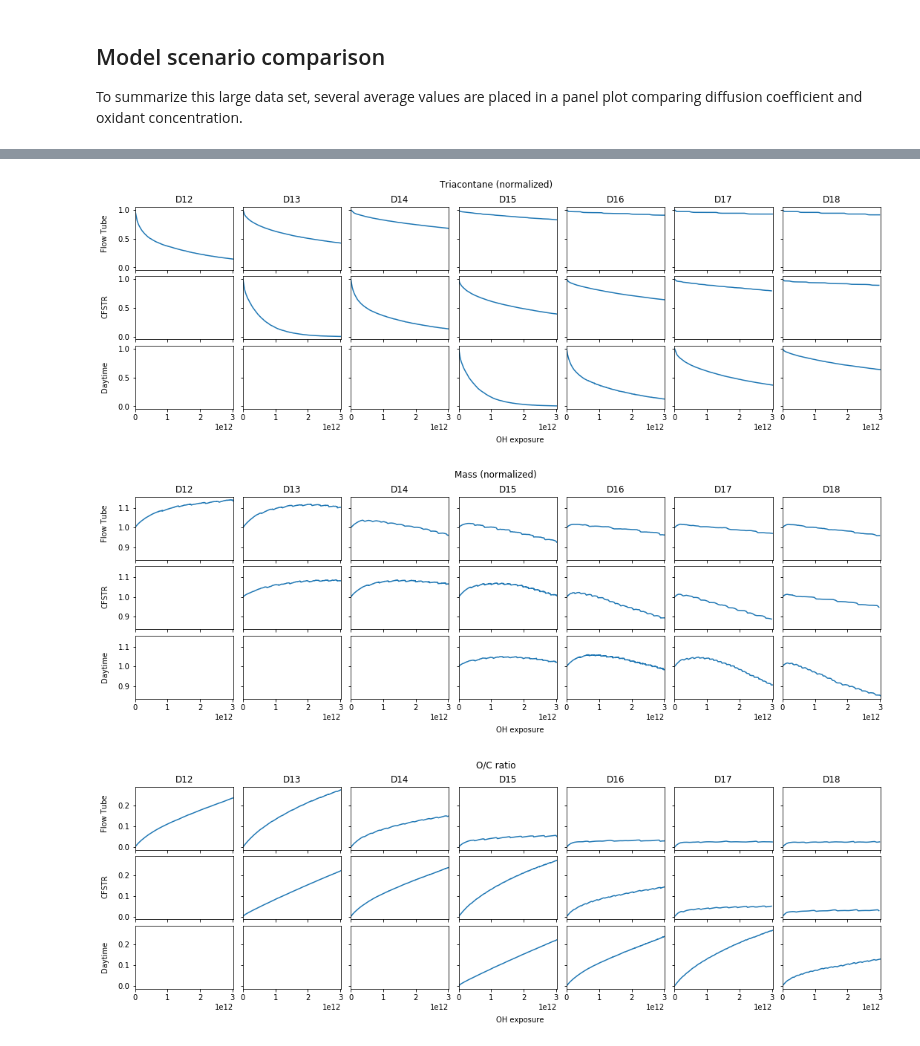
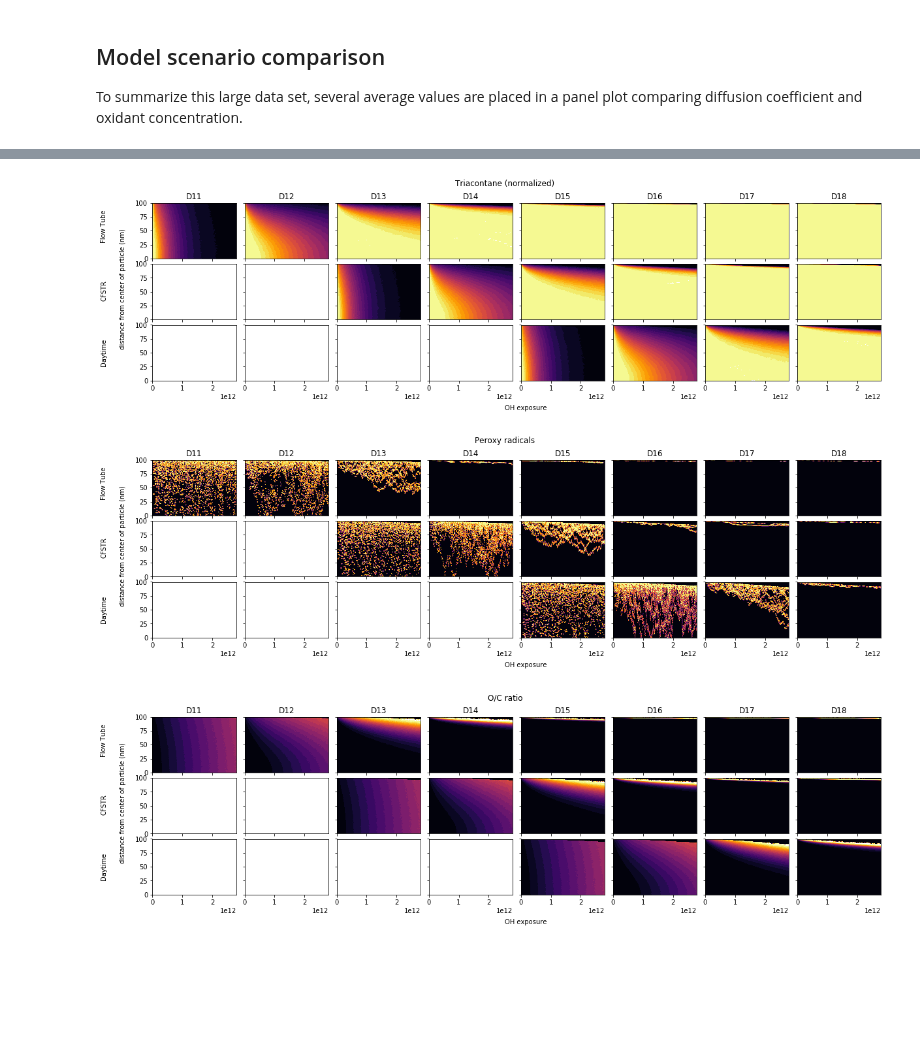
Before and after one commit to aawiegel/StackSimAnalysis, a Jupyter notebook: python/DiffusionSeries.ipynb, the cells around one changed output, grey strips where cells are left out. Saved outputs shown, nothing was run; the diff lists cells and outputs as text; code cells hidden in the pictures; blank space fills up the shorter version.

```diff
--- a/python/DiffusionSeries.ipynb
+++ b/python/DiffusionSeries.ipynb
@@ -68,6 +69,7 @@ for cond in condition:
         files[cond+"_"+coefficient] = filename
 
 # Additional conditions for flow tube and CFSTR
+files["ft_D11"] = "tri_ft_D11.xml"
 files["ft_D12"] = "tri_ft_D12.xml"
 files["ft_D13"] = "tri_ft_D13.xml"
 files["ft_D14"] = "tri_ft_D14.xml"
@@ -140,12 +142,25 @@ for scenario in natsort.natsorted(files.keys()):
         carbondata = {carbon : simulation.species[carbon+"_r"]}
         SimData = SimData.assign(**carbondata)
 
+    # Find rate coefficient and uptake coefficient for equivalent
+    # of 12 hours of daytime atmospheric oxidation
+
+    index = (np.abs(OH_exp-5E6*12*3600)).argmin()
+
+    regress = stats.linregress(x = OH_exp[0:index],
+                               y=SimData["Triacontane (normalized)"][0:index])
+
+    k_het = -1*regress[0]
+    eff_uptake = 2*k_het*(200*1E-7)*0.81*6.02E23/3/6.092E4/422
+
+    SimData = SimData.assign(Uptake = eff_uptake)
 
     # Create plot of averages
     fig, axes = plt.subplots(4, 2, figsize=(10, 10), sharex=True)
 
     fig.suptitle(scenario)
     fig.subplots_adjust(top=0.95)
+    fig.text(0.33, 0.03, "Effective Uptake: "+str(round(eff_uptake, 3)))
 
     plt.subplots_adjust(wspace=0.25, hspace=0)
 
@@ -261,44 +365,52 @@ To summarize this large data set, several average values are placed in a panel p
 # %%
-%matplotlib inline
-
-ft_D = ["D12", "D13", "D14", "D15", "D16", "D17", "D18"]
-cfstr_D = ["D13", "D14", "D15", "D16", "D17", "D18"]
-
-properties = ["Triacontane (normalized)", "Mass (normalized)", "O/C ratio"]
+properties = ["Triacontane (normalized)", "Peroxy radicals", "O/C ratio"]
 
 for property in properties:
 
-    fig, axes = plt.subplots(3, 7, figsize=(18, 5), sharex=True, sharey=True)
+    fig, axes = plt.subplots(3, 8, figsize=(20, 5), sharex=True, sharey=True)
 
     fig.suptitle(property)
 
     plt.subplots_adjust(wspace=0.1, hspace=0.1)
     plt.figtext(0.5, 0, "OH exposure")
-    plt.figtext(0.09, 0.83, "Flow Tube", rotation='vertical')
-    plt.figtext(0.09, 0.53, "CFSTR", rotation='vertical')
-    plt.figtext(0.09, 0.28, "Daytime", rotation='vertical')
+    plt.figtext(0.07, 0.83, "Flow Tube", rotation='vertical')
+    plt.figtext(0.07, 0.53, "CFSTR", rotation='vertical')
+    plt.figtext(0.07, 0.28, "Daytime", rotation='vertical')
+    plt.figtext(0.09, 0.75, "distance from center of particle (nm)", rotation='vertical')
+
+    if property == "O/C ratio":
+        levels = np.linspace(0, 0.5, num=26)
+    else:
+        levels = np.linspace(0, 1, num=26)
+    labels = np.linspace(0, 1, num=6)
 
     i = 0
     for D in ft_D:
-        ScenarioData["ft_"+D+" averages"].plot(ax = axes[0, i], legend = False, title = D,
-                                               x = "OH exposure", y = property)
+        data = ScenarioData["ft_"+D+" contours"][property]
+        # Create contour map from data frame
+        axes[0, i].set_title(D)
+        axes[0, i].set_xlim([0,2.8E12])
+        cm = axes[0, i].contourf(data.columns.values, data.index/1E-7, data,
+                                   levels = levels, cmap='inferno')
         i += 1
 
-    i = 1
+    i = 2
     for D in cfstr_D:
-        ScenarioData["cfstr_"+D+" averages"].plot(ax = axes[1, i], legend = False,
-                                               x = "OH exposure", y = property)
+        data = ScenarioData["cfstr_"+D+" contours"][property]
+        cm = axes[1, i].contourf(data.columns.values, data.index/1E-7, data,
+                                   levels = levels, cmap='inferno')
         i += 1
 
-    i = 3
+    i = 4
     for D in diffusion:
-        ScenarioData["day_"+D+" averages"].plot(ax = axes[2, i], legend = False,
-                                               x = "OH exposure", y = property)
+        data = ScenarioData["day_"+D+" contours"][property]
+        cm = axes[2, i].contourf(data.columns.values, data.index/1E-7, data,
+                                   levels = levels, cmap='inferno')
         axes[2, i].xaxis.label.set_visible(False)
         i += 1
     property = re.sub("/", " to ", property)
-    fig.savefig(property+'.png', fmt='png', dpi=300, bbox_inches='tight')
+    fig.savefig(property+' contour.png', fmt='png', dpi=300, bbox_inches='tight')
 # %% [output]
-[figure, old version]
+[figure, new version]
-[figure, old version]
+[figure, new version]
-[figure, old version]
+[figure, new version]
```
Also changed, not shown: parts of 5 cells of this notebook.
